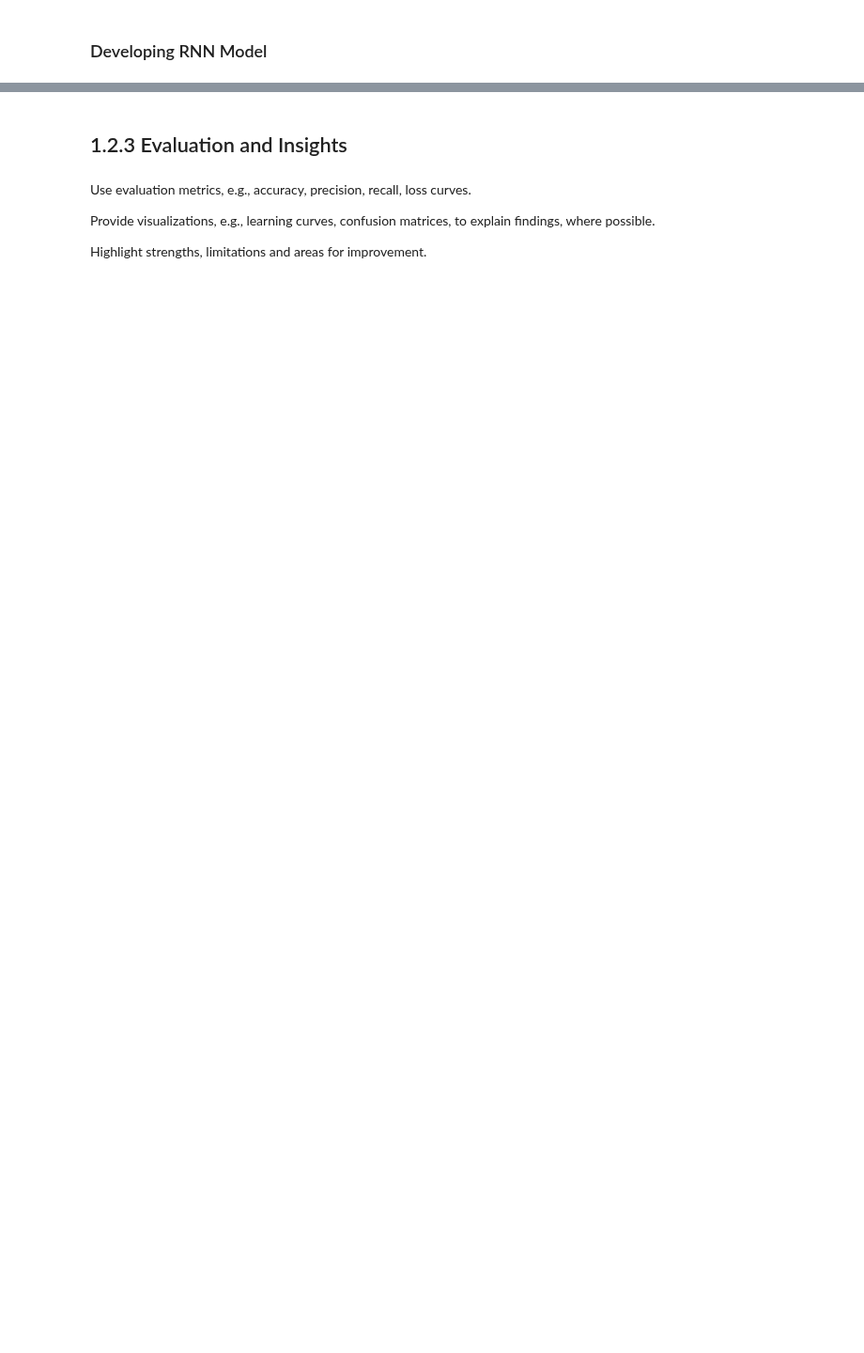
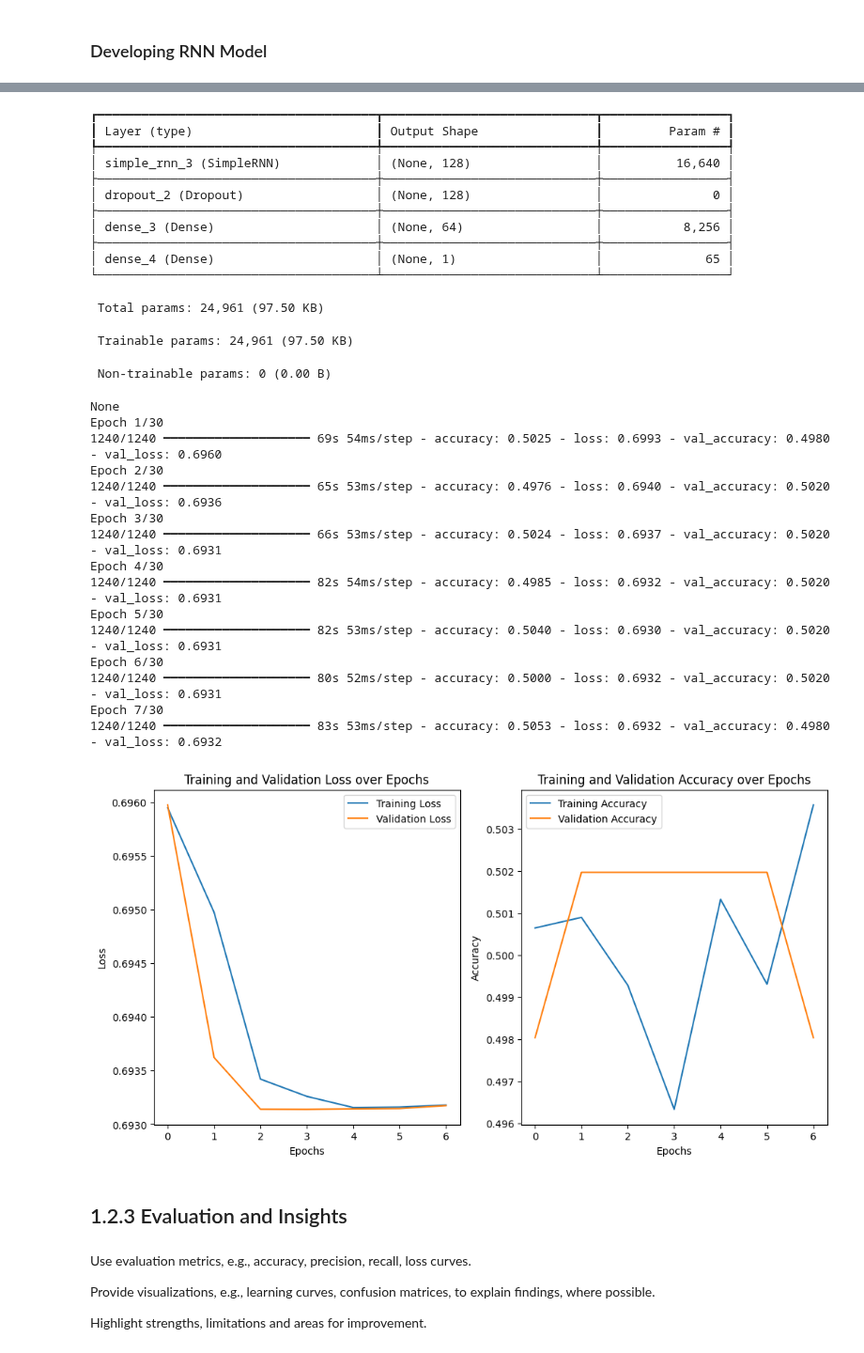
Before and after one commit to petar-Atanasov/Applied-Data-Science-and-AI-Workflow, a Jupyter notebook: CST3133_CourseWork_B.ipynb, the cells around one changed output, grey strips where cells are left out. Shown at 94% size. Drawn from its saved outputs; the diff is of its cells as text; code cells hidden in the pictures; blank space fills up the shorter version.

Commit message:
Finished RNN with displayed visualisation

```diff
--- a/CST3133_CourseWork_B.ipynb
+++ b/CST3133_CourseWork_B.ipynb
@@ -228,5 +213,9 @@ ValueError: Cannot convert '300' to a shape.
 # %%
+# splitting the dataset
 X_train, X_test, y_train, y_test = train_test_split(nlp_embeddings, nlp_sentiment_labels, test_size=0.2, random_state=42)
 
-model.fit(X_train, y_train, epochs=10, batch_size=32, validation_data=(X_test, y_test))
+print(X_train.shape)
+print(X_test.shape)
+print(y_train.shape)
+print(y_test.shape)
 # %% [output]
@@ -237,0 +244,11 @@ Cannot take the length of shape with unknown rank.
+# %%
+# impementing RNN model
+model = Sequential()
+model.add(SimpleRNN(units=128, input_shape=(X_train.shape[1], 1), return_sequences=False))
+
+# using dropout for regularisation of overfitting
+model.add(Dropout(0.3))
+
+# using Rectified Linear Unit which helps vanishing the gradient problem and making the module more efficient
+model.add(Dense(units=64, activation='relu'))
+model.add(Dense(units=1, activation='sigmoid'))
@@ -237,0 +257,33 @@ Cannot take the length of shape with unknown rank.
+# %%
+# executing RNN
+model.compile(loss='binary_crossentropy', optimizer='adam', metrics=['accuracy'])
+print(model.summary())
+
+# importing earlystopping for preventing training and overfittings if occurs
+from tensorflow.keras.callbacks import EarlyStopping
+early_Stopping = EarlyStopping(monitor='val_loss', patience=3, restore_best_weights=True)
+
+# now train the model and add it to the history
+history = model.fit(X_train, y_train, batch_size=32, epochs=30, validation_data=(X_test, y_test), callbacks=[early_Stopping])
+
+
+# plot the trained history for visualisation
+plt.figure(figsize=(12,6))
+plt.subplot(1,2,1)
+plt.plot(history.history['loss'], label='Training Loss')
+plt.plot(history.history['val_loss'], label='Validation Loss')
+plt.xlabel('Epochs')
+plt.ylabel('Loss')
+plt.title('Training and Validation Loss over Epochs')
+plt.legend()
+
+plt.subplot(1,2,2)
+plt.plot(history.history['accuracy'], label='Training Accuracy')
+plt.plot(history.history['val_accuracy'], label='Validation Accuracy')
+plt.xlabel('Epochs')
+plt.ylabel('Accuracy')
+plt.title('Training and Validation Accuracy over Epochs')
+plt.legend()
+
+plt.show()
+# %% [output]
@@ -238,3 +291,33 @@ Cannot take the length of shape with unknown rank.
+┏━━━━━━━━━━━━━━━━━━━━━━━━━━━━━━━━━━━━━━┳━━━━━━━━━━━━━━━━━━━━━━━━━━━━━┳━━━━━━━━━━━━━━━━━┓
+┃ Layer (type)                         ┃ Output Shape                ┃         Param # ┃
+┡━━━━━━━━━━━━━━━━━━━━━━━━━━━━━━━━━━━━━━╇━━━━━━━━━━━━━━━━━━━━━━━━━━━━━╇━━━━━━━━━━━━━━━━━┩
+│ simple_rnn_3 (SimpleRNN)             │ (None, 128)                 │          16,640 │
+├──────────────────────────────────────┼─────────────────────────────┼─────────────────┤
+│ dropout_2 (Dropout)                  │ (None, 128)                 │               0 │
+├──────────────────────────────────────┼─────────────────────────────┼─────────────────┤
+│ dense_3 (Dense)                      │ (None, 64)                  │           8,256 │
+├──────────────────────────────────────┼─────────────────────────────┼─────────────────┤
+│ dense_4 (Dense)                      │ (None, 1)                   │              65 │
+└──────────────────────────────────────┴─────────────────────────────┴─────────────────┘
+ Total params: 24,961 (97.50 KB)
+ Trainable params: 24,961 (97.50 KB)
+ Non-trainable params: 0 (0.00 B)
+None
+Epoch 1/30
+1240/1240 ━━━━━━━━━━━━━━━━━━━━ 69s 54ms/step - accuracy: 0.5025 - loss: 0.6993 - val_accuracy: 0.4980 - val_loss: 0.6960
+Epoch 2/30
+1240/1240 ━━━━━━━━━━━━━━━━━━━━ 65s 53ms/step - accuracy: 0.4976 - loss: 0.6940 - val_accuracy: 0.5020 - val_loss: 0.6936
+Epoch 3/30
+1240/1240 ━━━━━━━━━━━━━━━━━━━━ 66s 53ms/step - accuracy: 0.5024 - loss: 0.6937 - val_accuracy: 0.5020 - val_loss: 0.6931
+Epoch 4/30
+1240/1240 ━━━━━━━━━━━━━━━━━━━━ 82s 54ms/step - accuracy: 0.4985 - loss: 0.6932 - val_accuracy: 0.5020 - val_loss: 0.6931
+Epoch 5/30
+1240/1240 ━━━━━━━━━━━━━━━━━━━━ 82s 53ms/step - accuracy: 0.5040 - loss: 0.6930 - val_accuracy: 0.5020 - val_loss: 0.6931
+Epoch 6/30
+1240/1240 ━━━━━━━━━━━━━━━━━━━━ 80s 52ms/step - accuracy: 0.5000 - loss: 0.6932 - val_accuracy: 0.5020 - val_loss: 0.6931
+Epoch 7/30
+1240/1240 ━━━━━━━━━━━━━━━━━━━━ 83s 53ms/step - accuracy: 0.5053 - loss: 0.6932 - val_accuracy: 0.4980 - val_loss: 0.6932
+[figure, added]
 # %% [markdown]
 ## 1.2.3 Evaluation and Insights
 # %% [markdown]
```
Also changed, not shown: parts of 14 cells of this notebook.
